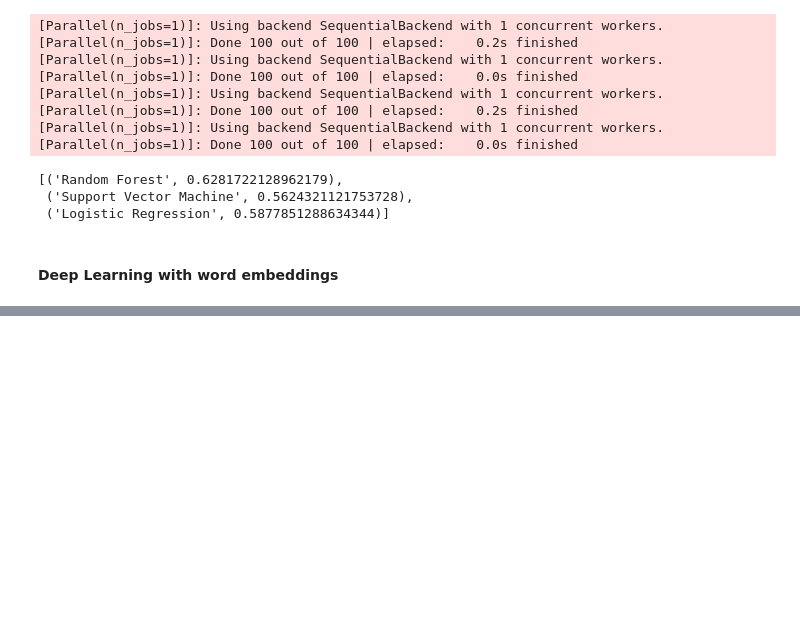
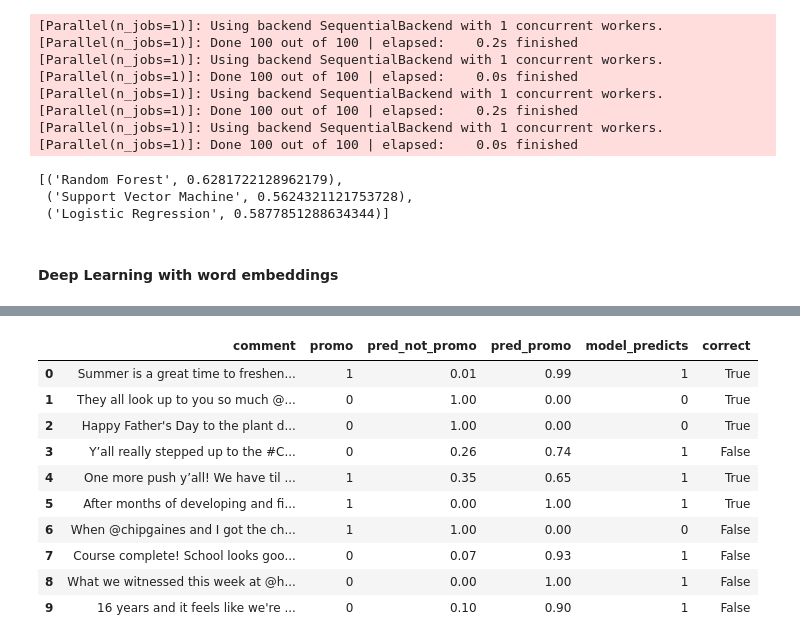
Before and after one commit to kayschulz/detecting_promotional_instagrams, a Jupyter notebook: first_model_1.ipynb, the cells around one changed output, grey strips where cells are left out. Drawn from its saved outputs; the diff is of its cells as text; code cells hidden in the pictures; blank space fills up the shorter version.

Commit message:
Add false prediction dataframe

```diff
--- a/first_model_1.ipynb
+++ b/first_model_1.ipynb
@@ -209,0 +219,5 @@ model.evaluate(testing_X, testing_y, verbose=True)
+# %%
+predictions_df = pd.DataFrame(predictions, columns=['pred_not_promo', 'pred_promo'])
+simple_test = test_df[['comment', 'promo']]
+combined_posts_df = pd.concat((simple_test, predictions_df), axis=1)
+combined_posts_df.head()
@@ -209,0 +231,11 @@ model.evaluate(testing_X, testing_y, verbose=True)
+# %%
+model_predicts = []
+for row in range(len(combined_posts_df)):
+    pred_promo = combined_posts_df['pred_promo'][row]
+    pred_not_promo = combined_posts_df['pred_not_promo'][row]
+    if pred_promo > pred_not_promo:
+        model_predicts.append(1)
+    else:
+        model_predicts.append(0)
+
+model_predicts
@@ -209,0 +260,3 @@ model.evaluate(testing_X, testing_y, verbose=True)
+# %%
+combined_posts_df['model_predicts'] = model_predicts
+combined_posts_df.head()
@@ -209,0 +270,11 @@ model.evaluate(testing_X, testing_y, verbose=True)
+# %%
+correct_pred = []
+for row in range(len(combined_posts_df)):
+    true_class = combined_posts_df['promo'][row]
+    model_pred = combined_posts_df['model_predicts'][row]
+    if true_class == model_pred:
+        correct_pred.append(True)
+    else:
+        correct_pred.append(False)
+
+correct_pred
@@ -209,0 +299,15 @@ model.evaluate(testing_X, testing_y, verbose=True)
+# %%
+combined_posts_df['correct'] = correct_pred
+combined_posts_df.head(10)
+# %% [output]
+|  | comment | promo | pred_not_promo | pred_promo | model_predicts | correct |
+| 0 | Summer is a great time to freshen... | 1 | 0.01 | 0.99 | 1 | True |
+| 1 | They all look up to you so much @... | 0 | 1.00 | 0.00 | 0 | True |
+| 2 | Happy Father's Day to the plant d... | 0 | 1.00 | 0.00 | 0 | True |
+| 3 | Y’all really stepped up to the #C... | 0 | 0.26 | 0.74 | 1 | False |
+| 4 | One more push y’all! We have til ... | 1 | 0.35 | 0.65 | 1 | True |
+| 5 | After months of developing and fi... | 1 | 0.00 | 1.00 | 1 | True |
+| 6 | When @chipgaines and I got the ch... | 1 | 1.00 | 0.00 | 0 | False |
+| 7 | Course complete! School looks goo... | 0 | 0.07 | 0.93 | 1 | False |
+| 8 | What we witnessed this week at @h... | 0 | 0.00 | 1.00 | 1 | False |
+| 9 | 16 years and it feels like we're ... | 0 | 0.10 | 0.90 | 1 | False |
```
Also changed, not shown: parts of 14 cells of this notebook.
